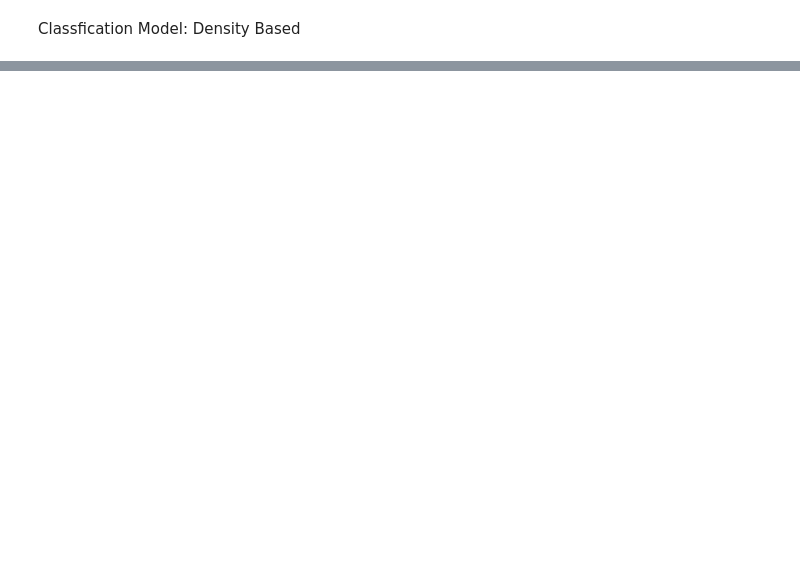
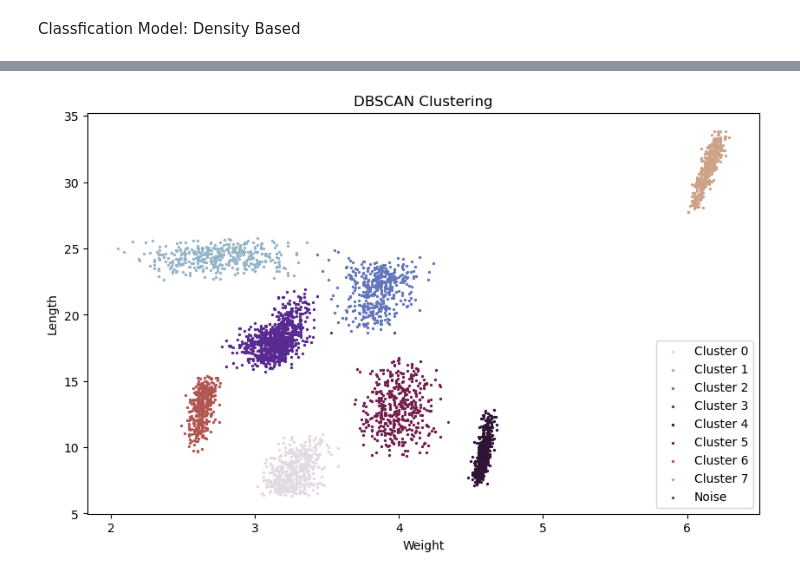
Before and after one commit to KPate04/IntroDataMining, a Jupyter notebook: Project_4/Clustering.ipynb, the cells around one changed output, grey strips where cells are left out. Cells and saved outputs as stored; diff of their text form; code cells hidden in the pictures; blank space fills up the shorter version.

Commit message:
Finishing dbscan and plots for evaluation

```diff
--- a/Project_4/Clustering.ipynb
+++ b/Project_4/Clustering.ipynb
@@ -436,0 +405,12 @@ Model Evaluation
+# %%
+# creating explicit features, scaling data, and applying dbscan
+features = ["length", "weight", "w_l_ratio"]
+X = fishy_data[features]
+
+scaler = StandardScaler()
+X_scaled = scaler.fit_transform(X)
+
+dbscan = DBSCAN(eps=0.1295, min_samples=3)
+clusters = dbscan.fit_predict(X_scaled)
+fishy_data['cluster'] = clusters
+print(fishy_data)
@@ -436,0 +435,21 @@ Model Evaluation
+# %%
+# output clusters of of DBSCAN
+plt.figure(figsize=(10, 6))
+
+unique_clusters = set(fishy_data['cluster'])
+colors = [plt.cm.twilight(i / float(len(unique_clusters) - 1)) for i in range(len(unique_clusters))]
+
+for cluster, color in zip(unique_clusters, colors):
+    cluster_points = fishy_data[fishy_data['cluster'] == cluster]
+    if cluster == -1:
+        plt.scatter(cluster_points['weight'], cluster_points['length'], color='black', label='Noise', s=2, alpha=0.6)
+    else:
+        plt.scatter(cluster_points['weight'], cluster_points['length'], color=color, label=f'Cluster {cluster}', s=2)
+
+plt.title('DBSCAN Clustering')
+plt.xlabel('Weight')
+plt.ylabel('Length')
+plt.legend()
+plt.show()
+# %% [output]
+[figure, added]
```
Also changed, not shown: parts of 15 cells of this notebook, 2 other files.
